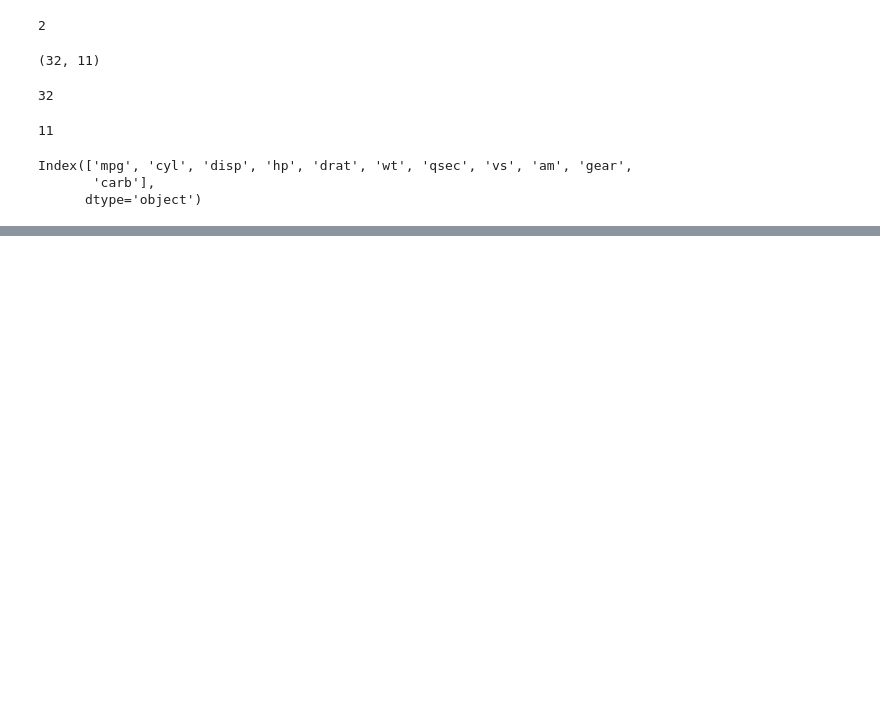
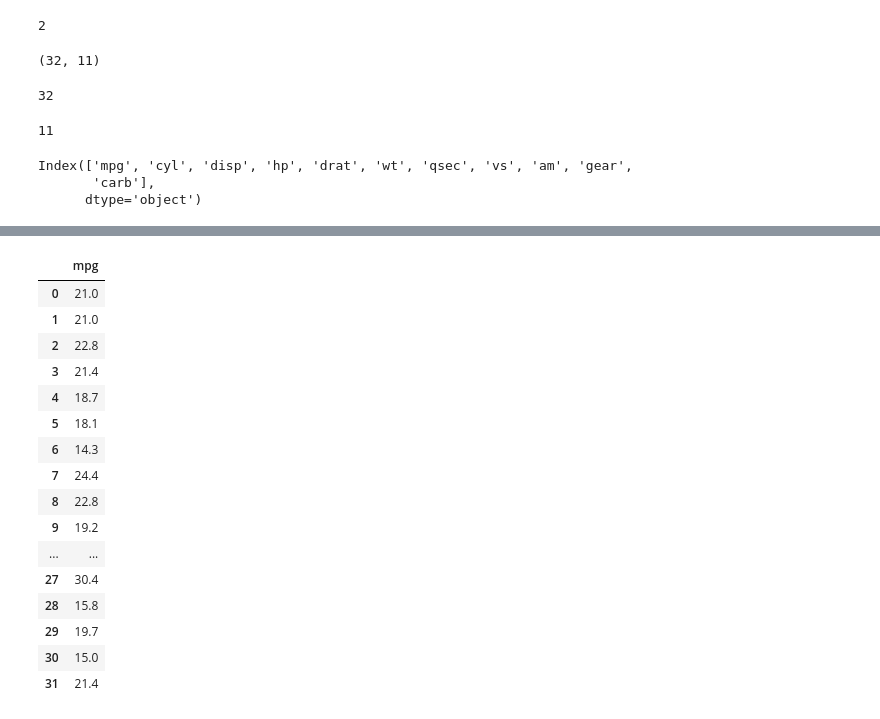
Before and after one commit to Harshitha8073/Datascience-R, a Jupyter notebook: Python_Practice.ipynb, the cells around one changed output, grey strips where cells are left out. Saved outputs shown, nothing was run; the diff lists cells and outputs as text; code cells hidden in the pictures; blank space fills up the shorter version.

```diff
--- a/Python_Practice.ipynb
+++ b/Python_Practice.ipynb
@@ -155,0 +324,20 @@ Index(['mpg', 'cyl', 'disp', 'hp', 'drat', 'wt', 'qsec', 'vs', 'am', 'gear',
+# %%
+df[['mpg']]
+# %% [output]
+|  | mpg |
+| 0 | 21.0 |
+| 1 | 21.0 |
+| 2 | 22.8 |
+| 3 | 21.4 |
+| 4 | 18.7 |
+| 5 | 18.1 |
+| 6 | 14.3 |
+| 7 | 24.4 |
+| 8 | 22.8 |
+| 9 | 19.2 |
+| ... | ... |
+| 27 | 30.4 |
+| 28 | 15.8 |
+| 29 | 19.7 |
+| 30 | 15.0 |
+| 31 | 21.4 |
```
Also changed, not shown: parts of 31 cells of this notebook.
